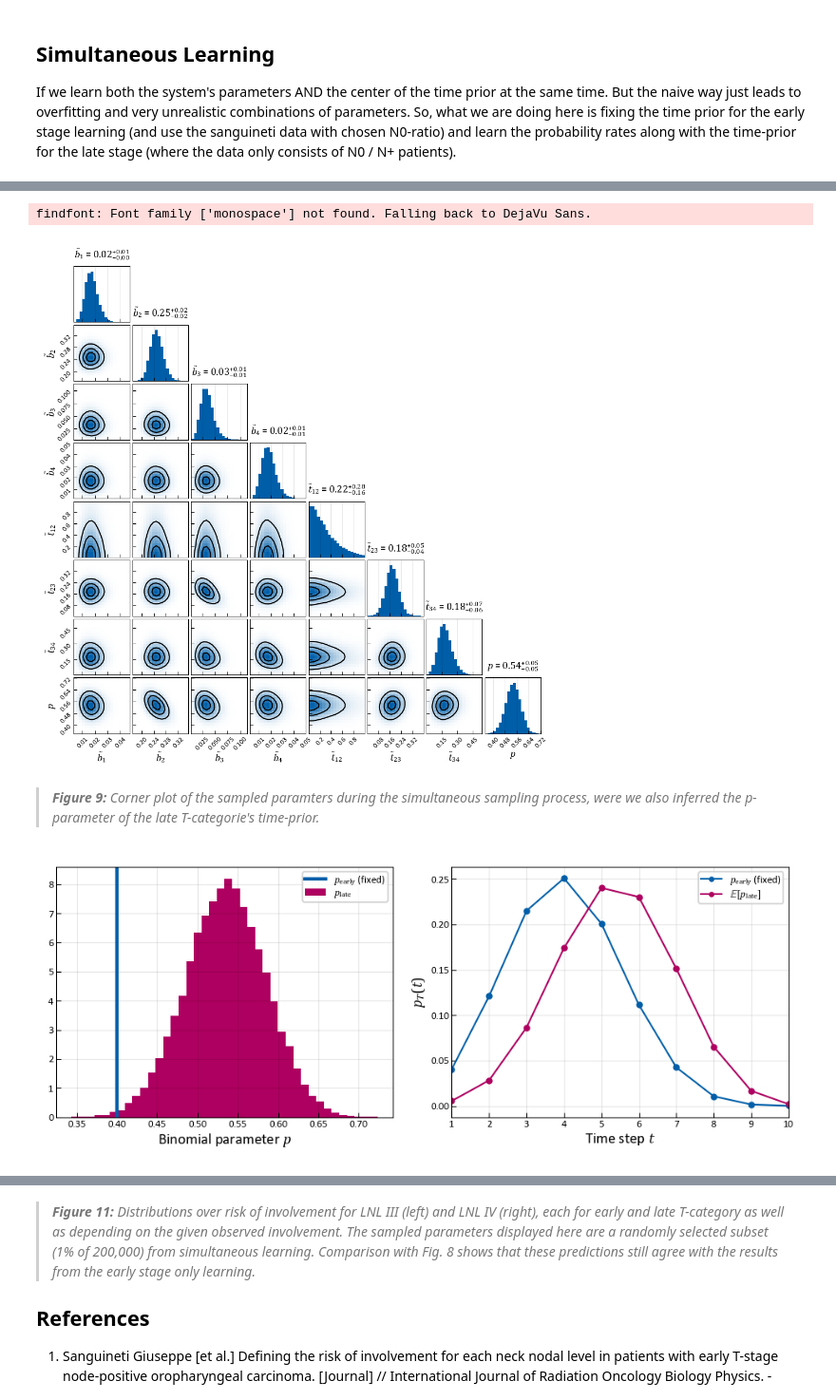
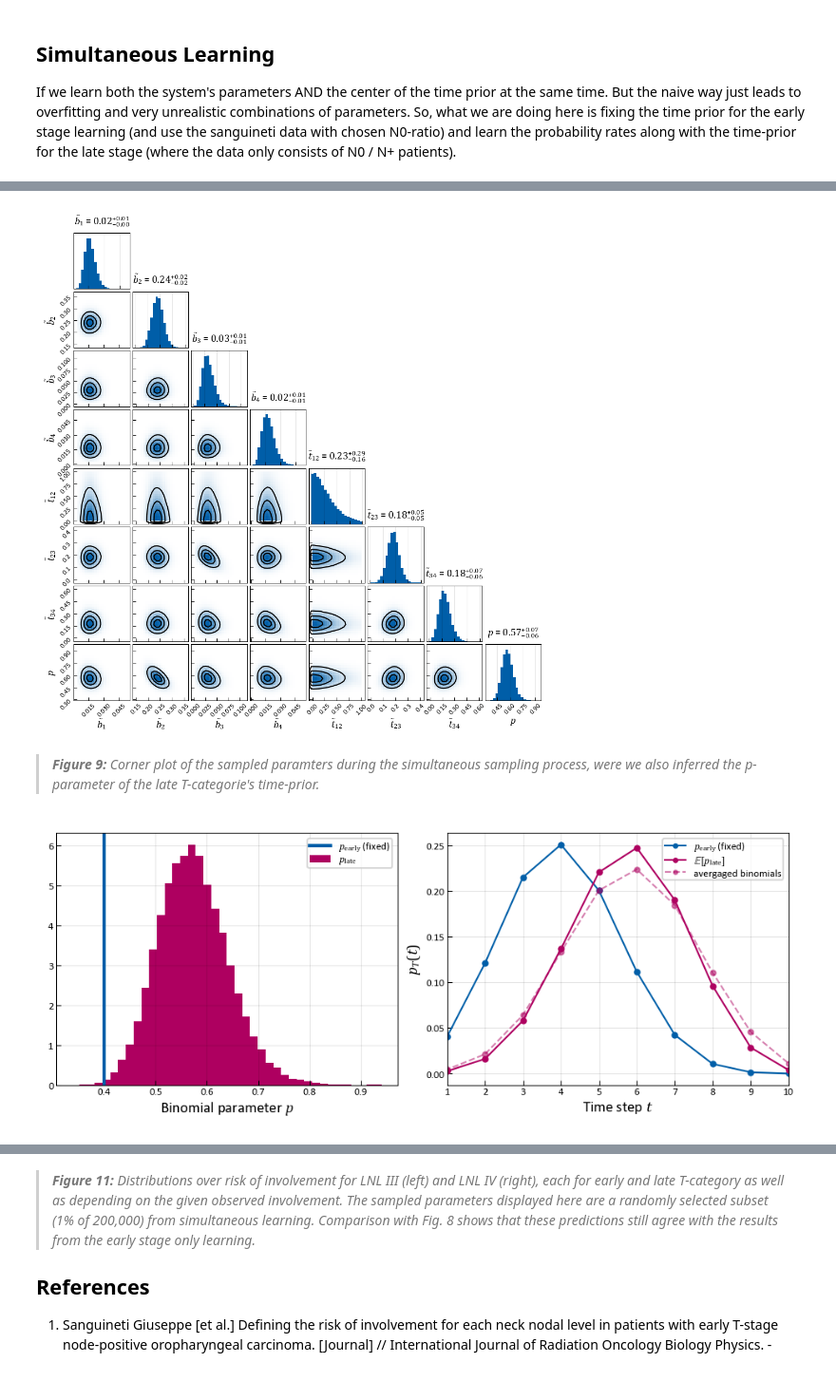
Before and after one commit to rmnldwg/lymph, a Jupyter notebook: notebook/results_and_plots.ipynb, the cells around one changed output, grey strips where cells are left out. Shown at 95% size. Saved outputs shown, nothing was run; the diff lists cells and outputs as text; code cells hidden in the pictures.

Commit message:
updated notebook and plots to new API

```diff
--- a/notebook/results_and_plots.ipynb
+++ b/notebook/results_and_plots.ipynb
@@ -1013,19 +1062,21 @@ if SAVE_FIGURES:
 If we learn both the system's parameters AND the center of the time prior at the same time. But the naive way just leads to overfitting and very unrealistic combinations of parameters. So, what we are doing here is fixing the time prior for the early stage learning (and use the sanguineti data with chosen N0-ratio) and learn the probability rates along with the time-prior for the late stage (where the data only consists of N0 / N+ patients).
 # %%
 # abstract representation of the lymphatic network
-graph = {'T'  : ['I', 'II', 'III', 'IV'],
-         'I'  : ['II'],
-         'II' : ['III'],
-         'III': ['IV'],
-         'IV' : []}
+graph = {('tumor', 'primary')  : ['I', 'II', 'III', 'IV'],
+         ('lnl', 'I')          : ['II'],
+         ('lnl', 'II')         : ['III'],
+         ('lnl', 'III')        : ['IV'],
+         ('lnl', 'IV')         : []}
 
 systm = lymph.System(graph=graph)
 # %%
 # define specificity and sensitivity for diagnostic modalities
-spsn_dict = {"path": [1., 1.]}
+pathology_spsn = {"path": [1., 1.]}
+
+systm.modalities = pathology_spsn
 
 # generate FIRST PART of C matrix...
-systm.load_data(data, t_stage=["early"], spsn_dict=spsn_dict, mode="HMM")
+systm.load_data(data, t_stages=["early"], mode="HMM")
 
 # ...and SECOND PART
 systm.C_dict['late'] = np.zeros(shape=(len(systm.obs_list),2), dtype=int)
@@ -1044,5 +1119,5 @@ assert systm.combined_likelihood(theta0, t_stage=['early', 'late'])
 # %%
-ndim, nwalker, nstep, burnin = 8, 200, 2000, 1000
+ndim, nwalker, nstep, burnin = 7 + 1, 200, 2000, 1000
 np.random.seed(SEED)
 theta0 = np.random.uniform(low=0., high=1., size=(nwalker,ndim))
 moves = [(emcee.moves.DEMove(), 0.8), (emcee.moves.DESnookerMove(), 0.2)]
@@ -1050,9 +1125,11 @@ moves = [(emcee.moves.DEMove(), 0.8), (emcee.moves.DESnookerMove(), 0.2)]
 if DRAW_SAMPLES:
     if __name__ == "__main__":
         with Pool() as pool:
-            sampler = emcee.EnsembleSampler(nwalker, ndim, systm.combined_likelihood,
-                                            args=[['early', 'late']],
-                                            moves=moves, pool=pool)
+            sampler = emcee.EnsembleSampler(
+                nwalker, ndim,
+                simultaneous_log_likelihood,
+                moves=moves, pool=pool
+            )
             sampler.run_mcmc(theta0, nstep, progress=True)
 
     # extracting 200,000 of the 400,000 samples
@@ -1080,7 +1159,7 @@ fig = plt.figure(figsize=set_size(width="full", ratio=1))
 corner.corner(samples_simultaneous, labels=labels, smooth=True, fig=fig,
               hist_kwargs={'histtype': 'stepfilled', 'color': usz_blue},
               **{'plot_datapoints': False, 'no_fill_contours': True,
-                 "cmap": white_to_blue.reversed(),
+                 "density_cmap": white_to_blue.reversed(),
                  "contour_kwargs": {"colors": "k"},
                  "levels": np.array([0.2, 0.5, 0.8])},
               show_titles=True, title_kwargs={"fontsize": "medium"});
@@ -1091,42 +1170,51 @@ if SAVE_FIGURES:
     plt.savefig("./figures/corner_simultaneous.svg",
                 bbox_inches="tight")
 # %% [output]
-findfont: Font family ['monospace'] not found. Falling back to DejaVu Sans.
-[figure, old version]
+[figure, new version]
 # %% [markdown]
 > *__Figure 9:__ Corner plot of the sampled paramters during the simultaneous sampling process, were we also inferred the p-parameter of the late T-categorie's time-prior.*
 # %%
 mean_late_p = np.mean(samples_simultaneous[:,7])
 
 fig, ax = plt.subplots(1,2,
                        figsize=set_size(width="full", ratio=1.61**2),
                        constrained_layout=True)
 
 ax[0].axvline(0.4, color=usz_blue, linewidth=2,
               label=r"$p_{\mathrm{early}}$ (fixed)");
 ax[0].hist(samples_simultaneous[:,7], bins=40, density=True,
            color=usz_red, histtype="stepfilled",
            label=r"$p_{\mathrm{late}}$");
 ax[0].set_xlabel("Binomial parameter $p$");
 # ax[0].set_ylabel(r"$p\left(\theta_p^T\right)$", fontsize="large");
 ax[0].legend();
 
-t = np.arange(T_MAX+1)
-ax[1].plot(t, sp.stats.binom.pmf(t, T_MAX, 0.4), 'o-',
+t = np.arange(MAX_T+1)
+dist_sum = np.zeros_like(t, dtype=float)
+
+for sample in np.random.permutation(samples_simultaneous[::100]):
+    p = sample[-1]
+    dist_sum += sp.stats.binom.pmf(t, MAX_T, p)
+
+dist_avrg = dist_sum / len(samples_simultaneous[::100])
+
+ax[1].plot(t, sp.stats.binom.pmf(t, MAX_T, 0.4), 'o-',
            label=r"$p_{\mathrm{early}}$ (fixed)");
-ax[1].plot(t, sp.stats.binom.pmf(t, T_MAX, mean_late_p), 'o-', color=usz_red,
+ax[1].plot(t, sp.stats.binom.pmf(t, MAX_T, mean_late_p), 'o-', color=usz_red,
            label=r"$\mathbb{E}[p_{\mathrm{late}}]$");
+ax[1].plot(t, dist_avrg, 'o--', color=usz_red, alpha=0.5,
+           label="avergaged binomials");
 
 ax[1].legend();
 ax[1].set_xlabel("Time step $t$");
 ax[1].set_ylabel(r"$p_T(t)$");
-ax[1].set_xlim([1,T_MAX]);
+ax[1].set_xlim([1,MAX_T]);
 
 if SAVE_FIGURES:
     plt.savefig("./figures/simultaneous_learnedP.png", dpi=300,
                 bbox_inches="tight")
     plt.savefig("./figures/simultaneous_learnedP.svg",
                 bbox_inches="tight")
 # %% [output]
-[figure, old version]
+[figure, new version]
 # %% [markdown]
```
Also changed, not shown: parts of 37 cells of this notebook, 27 other files.
